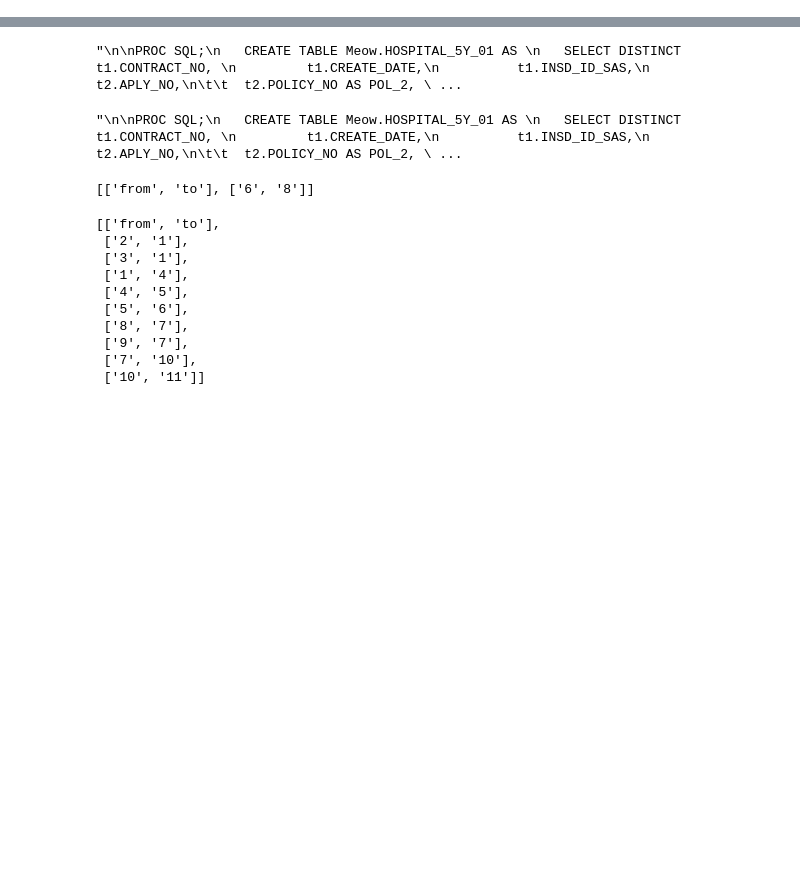
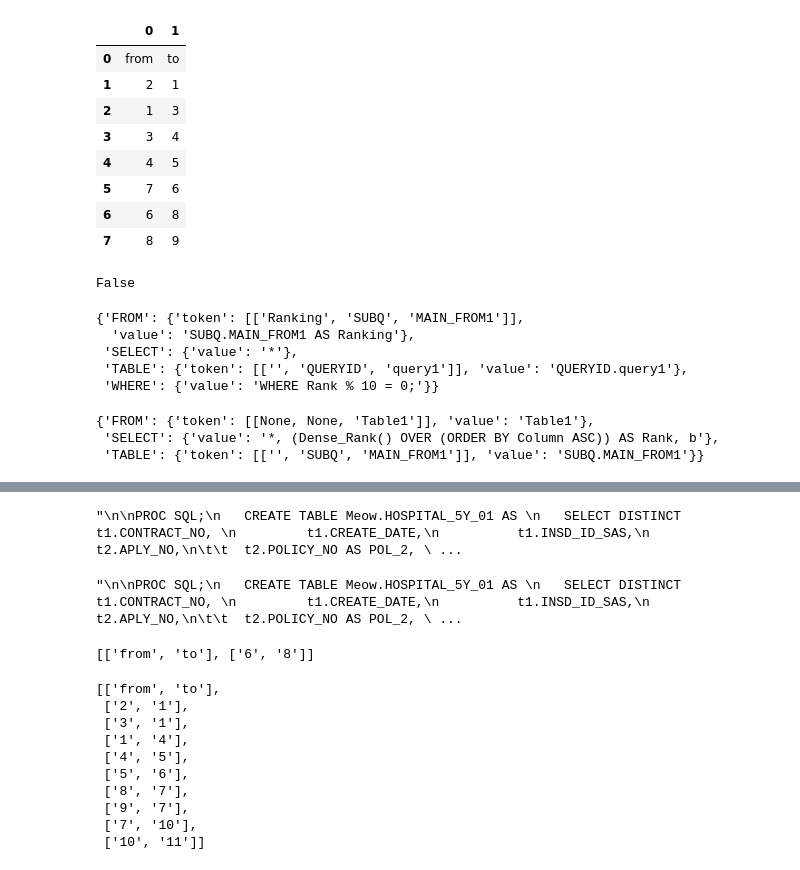
Before and after one commit to Moochun/sql-flowchart, a Jupyter notebook: 04_MAIN_SAS.ipynb, the cells around one changed output, grey strips where cells are left out. Cells and saved outputs as stored; diff of their text form; code cells hidden in the pictures; blank space fills up the shorter version.

```diff
--- a/04_MAIN_SAS.ipynb
+++ b/04_MAIN_SAS.ipynb
@@ -272,0 +297,16 @@ columnnames['15', '22']
+# %%
+pd.DataFrame(sas_query.from_to_property)
+# %% [output]
+|  | 0 | 1 |
+| 0 | from | to |
+| 1 | 2 | 1 |
+| 2 | 1 | 3 |
+| 3 | 3 | 4 |
+| 4 | 4 | 5 |
+| 5 | 7 | 6 |
+| 6 | 6 | 8 |
+| 7 | 8 | 9 |
+# %%
+"TABLE" in list(sas_query.sql_parsed_list['1'].structured_dict['MAIN'].keys())
+# %% [output]
+False
@@ -272,0 +315,14 @@ columnnames['15', '22']
+# %%
+sas_query.sql_parsed_list['1'].structured_dict['MAIN']
+# %% [output]
+{'FROM': {'token': [['Ranking', 'SUBQ', 'MAIN_FROM1']],
+  'value': 'SUBQ.MAIN_FROM1 AS Ranking'},
+ 'SELECT': {'value': '*'},
+ 'TABLE': {'token': [['', 'QUERYID', 'query1']], 'value': 'QUERYID.query1'},
+ 'WHERE': {'value': 'WHERE Rank % 10 = 0;'}}
+# %%
+sas_query.sql_parsed_list['1'].structured_dict['MAIN_FROM1']
+# %% [output]
+{'FROM': {'token': [[None, None, 'Table1']], 'value': 'Table1'},
+ 'SELECT': {'value': '*, (Dense_Rank() OVER (ORDER BY Column ASC)) AS Rank, b'},
+ 'TABLE': {'token': [['', 'SUBQ', 'MAIN_FROM1']], 'value': 'SUBQ.MAIN_FROM1'}}
```
Also changed, not shown: parts of 5 cells of this notebook, 2 other files.
